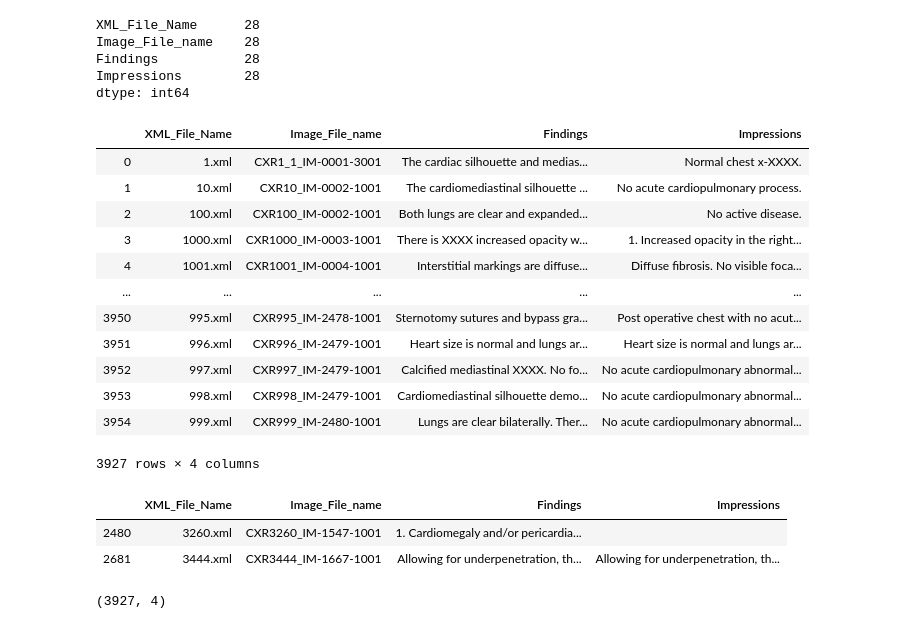
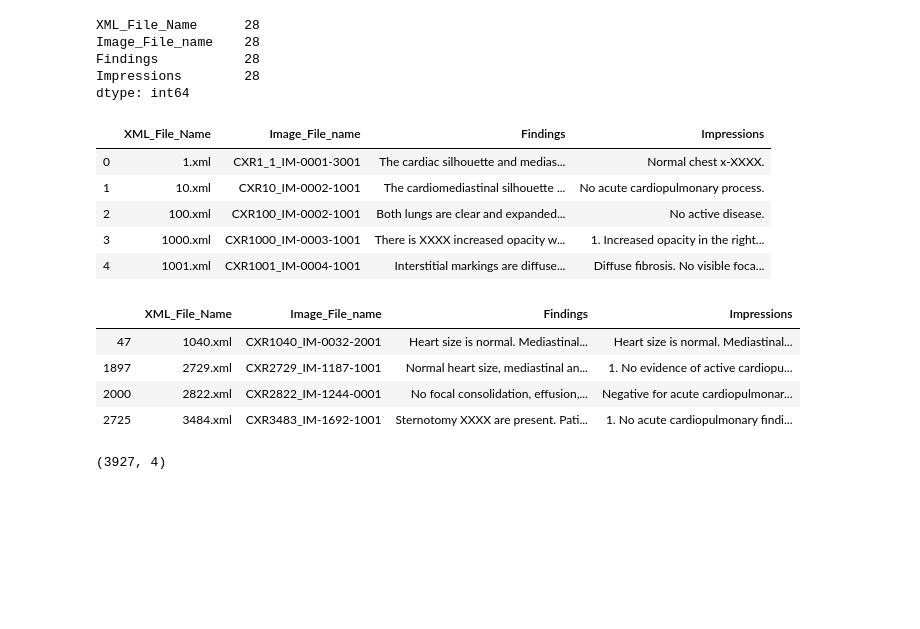
Before and after one commit to nagapavan525/radiology-report-generation, a Jupyter notebook: Capstone-Radiology-PreProcessing.ipynb, the cells around one changed output. Cells and saved outputs as stored; diff of their text form; code cells hidden in the pictures; blank space fills up the shorter version.

```diff
--- a/Capstone-Radiology-PreProcessing.ipynb
+++ b/Capstone-Radiology-PreProcessing.ipynb
@@ -132,7 +132,7 @@ dtype: int64
 ## Remove Blank reports -- 28 Reports
 df_final=df[df["Findings"]!='']
 # %%
-df_final
+df_final.head()
 # %% [output]
 |  | XML_File_Name | Image_File_name | Findings | Impressions |
 | 0 | 1.xml | CXR1_1_IM-0001-3001 | The cardiac silhouette and medias... | Normal chest x-XXXX. |
@@ -140,19 +140,14 @@ df_final
 | 2 | 100.xml | CXR100_IM-0002-1001 | Both lungs are clear and expanded... | No active disease. |
 | 3 | 1000.xml | CXR1000_IM-0003-1001 | There is XXXX increased opacity w... | 1. Increased opacity in the right... |
 | 4 | 1001.xml | CXR1001_IM-0004-1001 | Interstitial markings are diffuse... | Diffuse fibrosis. No visible foca... |
-| ... | ... | ... | ... | ... |
-| 3950 | 995.xml | CXR995_IM-2478-1001 | Sternotomy sutures and bypass gra... | Post operative chest with no acut... |
-| 3951 | 996.xml | CXR996_IM-2479-1001 | Heart size is normal and lungs ar... | Heart size is normal and lungs ar... |
-| 3952 | 997.xml | CXR997_IM-2479-1001 | Calcified mediastinal XXXX. No fo... | No acute cardiopulmonary abnormal... |
-| 3953 | 998.xml | CXR998_IM-2479-1001 | Cardiomediastinal silhouette demo... | No acute cardiopulmonary abnormal... |
-| 3954 | 999.xml | CXR999_IM-2480-1001 | Lungs are clear bilaterally. Ther... | No acute cardiopulmonary abnormal... |
-3927 rows × 4 columns
 # %%
 # df_final.loc[:, df.columns.str.contains('pl')]
 # df_final.filter(like='pljjjjjjjjjjjjj')
 
-df_final[df_final['Findings'].str.contains('penetr', regex=True)]
+df_final[df_final['Findings'].str.contains('T7', regex=True)]
 # %% [output]
 |  | XML_File_Name | Image_File_name | Findings | Impressions |
-| 2480 | 3260.xml | CXR3260_IM-1547-1001 | 1. Cardiomegaly and/or pericardia... |  |
-| 2681 | 3444.xml | CXR3444_IM-1667-1001 | Allowing for underpenetration, th... | Allowing for underpenetration, th... |
+| 47 | 1040.xml | CXR1040_IM-0032-2001 | Heart size is normal. Mediastinal... | Heart size is normal. Mediastinal... |
+| 1897 | 2729.xml | CXR2729_IM-1187-1001 | Normal heart size, mediastinal an... | 1. No evidence of active cardiopu... |
+| 2000 | 2822.xml | CXR2822_IM-1244-0001 | No focal consolidation, effusion,... | Negative for acute cardiopulmonar... |
+| 2725 | 3484.xml | CXR3483_IM-1692-1001 | Sternotomy XXXX are present. Pati... | 1. No acute cardiopulmonary findi... |
```
Also changed, not shown: parts of 27 cells of this notebook, 2 other files.
